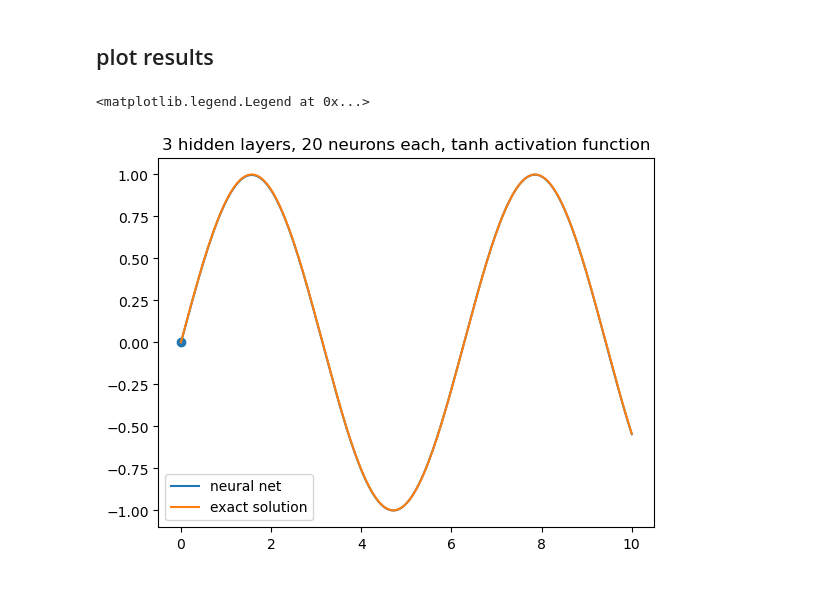
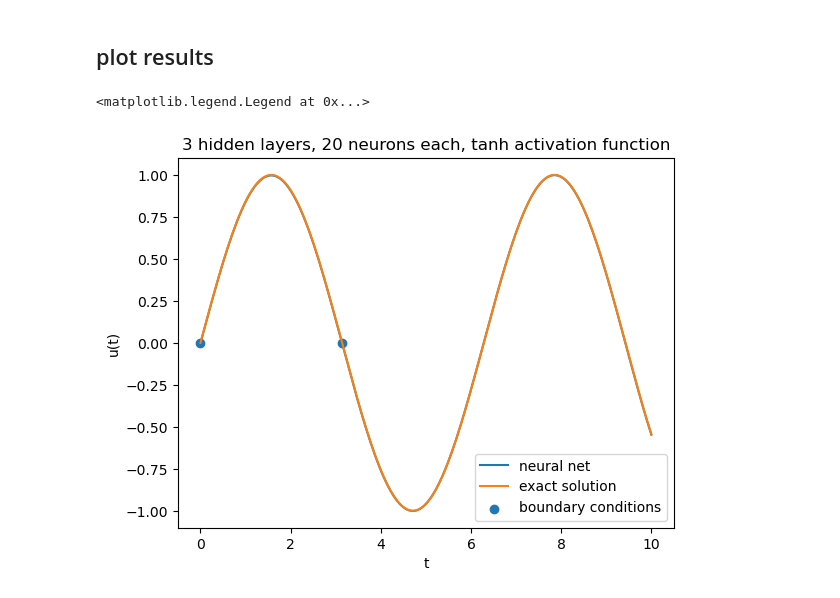
Before and after one commit to jule31415/PINN-Vortrag, a Jupyter notebook: harm_oszi_identification.ipynb, the cells around one changed output. Cells and saved outputs as stored; diff of their text form; code cells hidden in the pictures.

```diff
--- a/harm_oszi_identification.ipynb
+++ b/harm_oszi_identification.ipynb
@@ -116,12 +116,14 @@ lambda=0.9989752769470215
 # %%
 t_test=np.linspace(0,10,200).reshape(200,1)
 pt_t_test = torch.from_numpy(t_test).float()  #time interval for test
 u_test=model(pt_t_test) #solve DGL with PINN
 plt.plot(t_test,u_test.detach().numpy()) #plot PINN output
 plt.plot(t_test, np.sin(pt_t_test.numpy())) #plot true solution
-plt.scatter(0,0)
+plt.xlabel('t')
+plt.ylabel('u(t)')
+plt.scatter([0,np.pi],[0,0])
 plt.title('3 hidden layers, 20 neurons each, tanh activation function')
-plt.legend(['neural net','exact solution'])
+plt.legend(['neural net','exact solution','boundary conditions'])
 # %% [output]
 <matplotlib.legend.Legend at 0x...>
-[figure, old version]
+[figure, new version]
```
Also changed, not shown: parts of 4 cells of this notebook.
